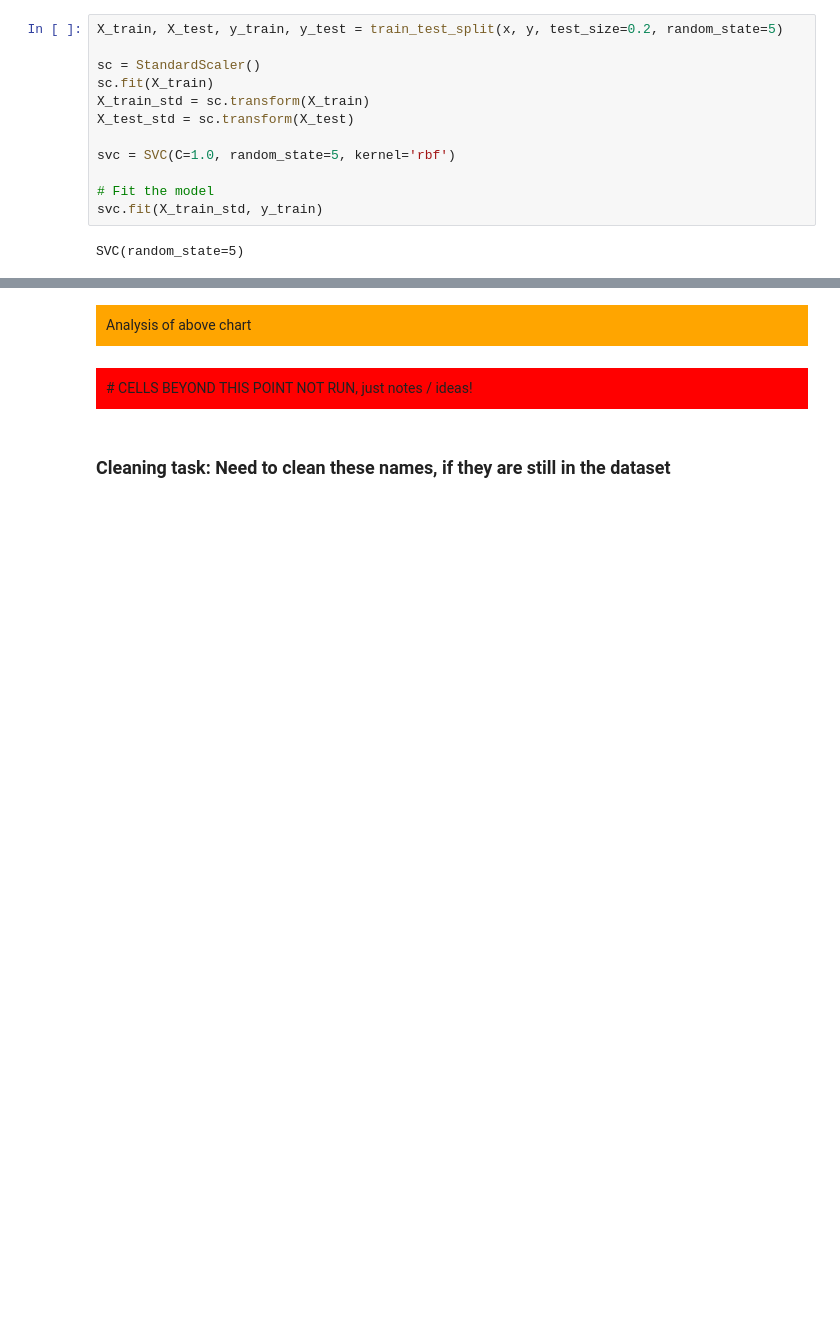
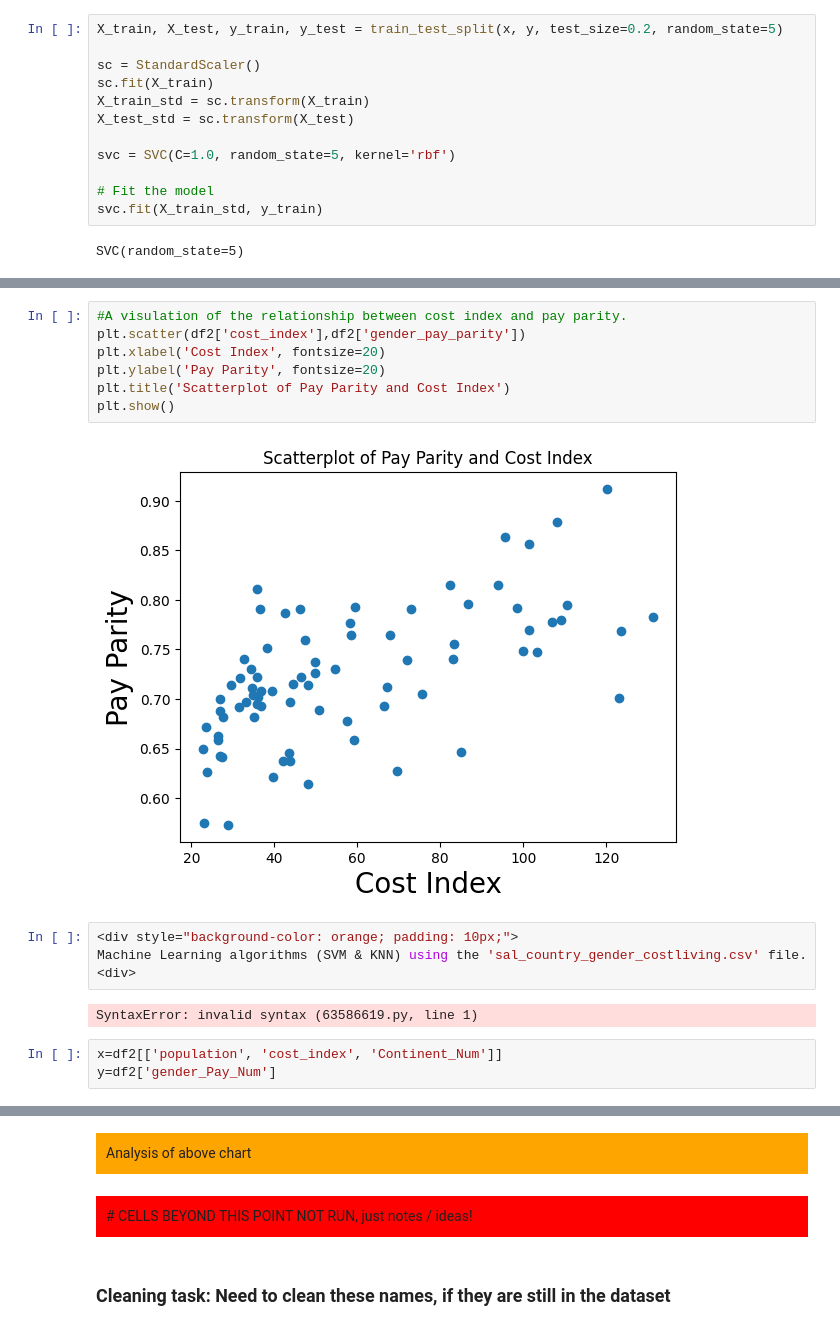
Before and after one commit to Tatiana-Ngamba/The-GitGirls-Collective-group-7, a Jupyter notebook: GLOBAL IT SALARY ANALYSIS - Notebook Part 2 (Data Analysis).ipynb, the cells around one changed output, grey strips where cells are left out. Cells and saved outputs as stored; diff of their text form; blank space fills up the shorter version.

```diff
--- a/GLOBAL IT SALARY ANALYSIS - Notebook Part 2 (Data Analysis).ipynb
+++ b/GLOBAL IT SALARY ANALYSIS - Notebook Part 2 (Data Analysis).ipynb
@@ -1103,0 +1279,18 @@ Mean Absolute Error :  0.24
+# %%
+#A visulation of the relationship between cost index and pay parity.
+plt.scatter(df2['cost_index'],df2['gender_pay_parity'])
+plt.xlabel('Cost Index', fontsize=20)
+plt.ylabel('Pay Parity', fontsize=20)
+plt.title('Scatterplot of Pay Parity and Cost Index')
+plt.show()
+# %% [output]
+[figure, added]
+# %%
+<div style="background-color: orange; padding: 10px;">
+Machine Learning algorithms (SVM & KNN) using the 'sal_country_gender_costliving.csv' file.
+<div>
+# %% [output]
+SyntaxError: invalid syntax (63586619.py, line 1)
+# %%
+x=df2[['population', 'cost_index', 'Continent_Num']]
+y=df2['gender_Pay_Num']
```
Also changed, not shown: parts of 31 cells of this notebook.
